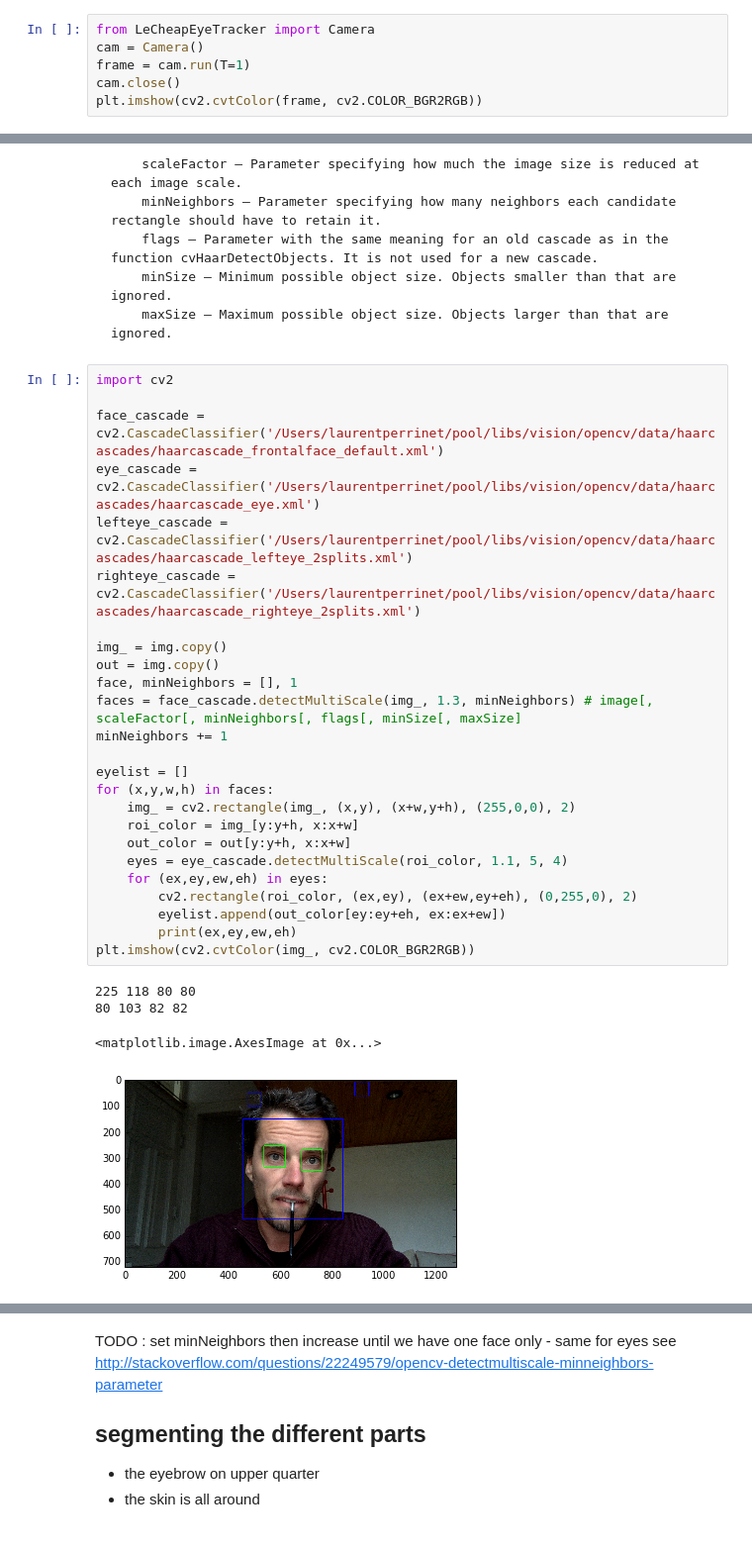
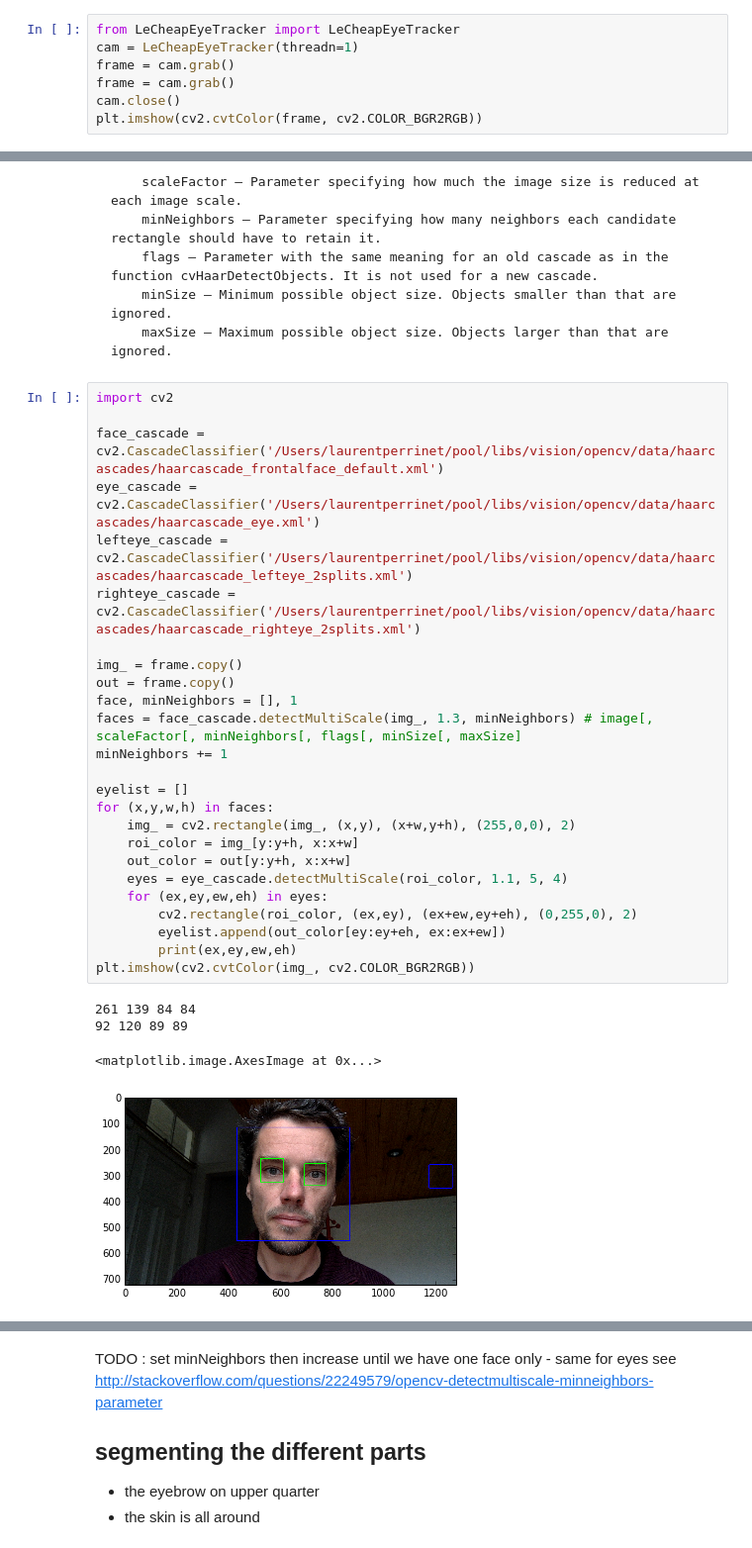
Before and after one commit to laurentperrinet/LeCheapEyeTracker, a Jupyter notebook: dev/LeCheapEyeTracker_gaze tracking - take 1.ipynb, the cells around one changed output, grey strips where cells are left out. Shown at 99% size. Saved outputs shown, nothing was run; the diff lists cells and outputs as text.

```diff
--- a/dev/LeCheapEyeTracker_gaze tracking - take 1.ipynb
+++ b/dev/LeCheapEyeTracker_gaze tracking - take 1.ipynb
@@ -15,9 +15,10 @@ import matplotlib.pyplot as plt
 %matplotlib inline
 import cv2
 # %%
-from LeCheapEyeTracker import Camera
-cam = Camera()
-frame = cam.run(T=1)
+from LeCheapEyeTracker import LeCheapEyeTracker
+cam = LeCheapEyeTracker(threadn=1)
+frame = cam.grab()
+frame = cam.grab()
 cam.close()
 plt.imshow(cv2.cvtColor(frame, cv2.COLOR_BGR2RGB))
 # %% [output]
@@ -65,33 +58,33 @@ Parameters:
 # %%
 import cv2
 
 face_cascade = cv2.CascadeClassifier('/Users/laurentperrinet/pool/libs/vision/opencv/data/haarcascades/haarcascade_frontalface_default.xml')
 eye_cascade = cv2.CascadeClassifier('/Users/laurentperrinet/pool/libs/vision/opencv/data/haarcascades/haarcascade_eye.xml')
 lefteye_cascade = cv2.CascadeClassifier('/Users/laurentperrinet/pool/libs/vision/opencv/data/haarcascades/haarcascade_lefteye_2splits.xml')
 righteye_cascade = cv2.CascadeClassifier('/Users/laurentperrinet/pool/libs/vision/opencv/data/haarcascades/haarcascade_righteye_2splits.xml')
 
-img_ = img.copy()
-out = img.copy()
+img_ = frame.copy()
+out = frame.copy()
 face, minNeighbors = [], 1
 faces = face_cascade.detectMultiScale(img_, 1.3, minNeighbors) # image[, scaleFactor[, minNeighbors[, flags[, minSize[, maxSize]
 minNeighbors += 1
 
 eyelist = []
 for (x,y,w,h) in faces:
     img_ = cv2.rectangle(img_, (x,y), (x+w,y+h), (255,0,0), 2)
     roi_color = img_[y:y+h, x:x+w]
     out_color = out[y:y+h, x:x+w]
     eyes = eye_cascade.detectMultiScale(roi_color, 1.1, 5, 4)
     for (ex,ey,ew,eh) in eyes:
         cv2.rectangle(roi_color, (ex,ey), (ex+ew,ey+eh), (0,255,0), 2)
         eyelist.append(out_color[ey:ey+eh, ex:ex+ew])
         print(ex,ey,ew,eh)
 plt.imshow(cv2.cvtColor(img_, cv2.COLOR_BGR2RGB))
 # %% [output]
-225 118 80 80
-80 103 82 82
+261 139 84 84
+92 120 89 89
 <matplotlib.image.AxesImage at 0x...>
-[figure, old version]
+[figure, new version]
 # %%
 fig, axs = plt.subplots(1, len(eyelist), figsize=(15, 7.5))
 for i, eye in enumerate(eyelist):
```
Also changed, not shown: parts of 22 cells of this notebook, 8 other files.
